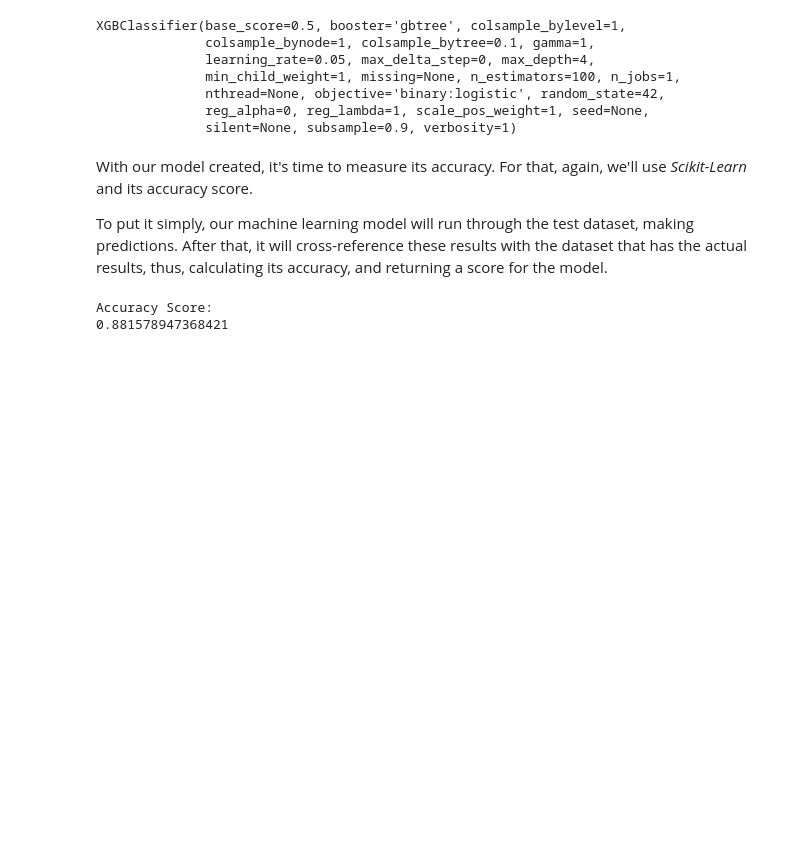
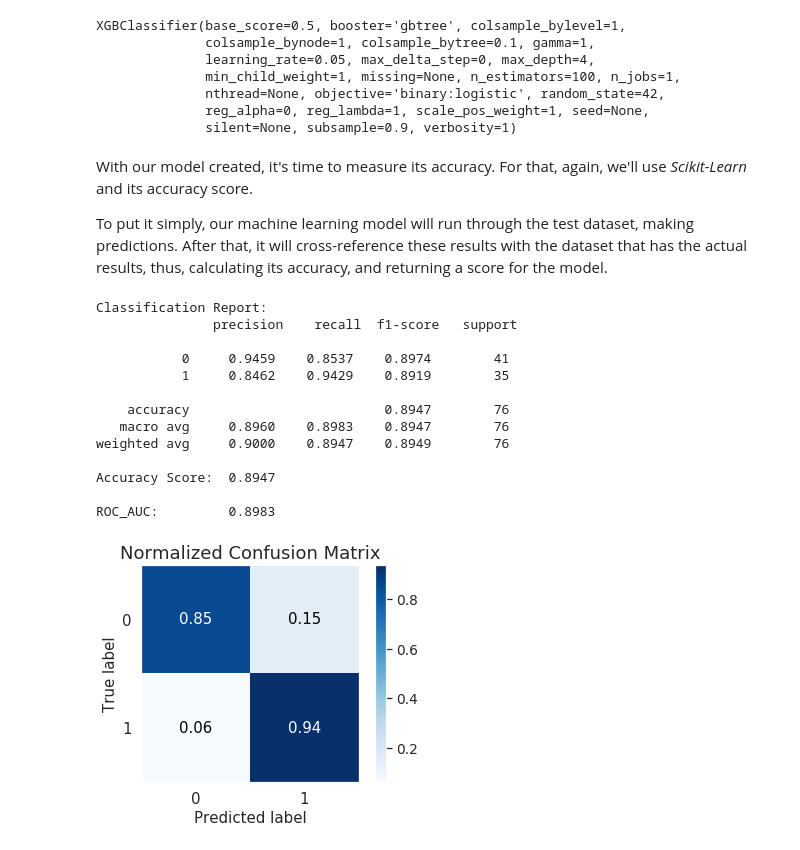
Before and after one commit to rafaelnduarte/Heart_Disease_Machine_Learning_XGBoost, a Jupyter notebook: Heart_Diseases_Machine_Learning(XGBoost).ipynb, the cells around one changed output. Cells and saved outputs as stored; diff of their text form; code cells hidden in the pictures; blank space fills up the shorter version.

```diff
--- a/Heart_Diseases_Machine_Learning(XGBoost).ipynb
+++ b/Heart_Diseases_Machine_Learning(XGBoost).ipynb
@@ -397,7 +397,7 @@ X = df.drop('num', axis=1)
 y = df['num']
 
 # dividing the dataset between train and test
-X_train, X_test, y_train, y_test = train_test_split(X, y)
+X_train, X_test, y_train, y_test = train_test_split(X, y, stratify=y)
 
 # creating and training the model
 ml_model = XGBClassifier(learning_rate=0.05, n_estimators=100,
@@ -420,10 +420,31 @@ To put it simply, our machine learning model will run through the test dataset,
 # %%
 # predictions and probabilities on the test dataset
 y_pred = ml_model.predict(X_test)
 
 # checking the performance of the algorithm
-print("\nAccuracy Score:")
-print (accuracy_score(y_test, y_pred))
+# classification report
+print('Classification Report:\n', classification_report(y_test,y_pred, digits=4))
+
+# accuracy
+print('Accuracy Score:\t {:.4f}\n'.format(accuracy_score(y_test,y_pred)))
+
+# AUC
+print('ROC_AUC:\t {:.4f}\n'.format(roc_auc_score(y_test, y_pred)))
+
+# confusion matrix
+skplt.metrics.plot_confusion_matrix(y_test,y_pred, normalize=True);
 # %% [output]
-Accuracy Score:
-0.881578947368421
+Classification Report:
+               precision    recall  f1-score   support
+
+           0     0.9459    0.8537    0.8974        41
+           1     0.8462    0.9429    0.8919        35
+
+    accuracy                         0.8947        76
+   macro avg     0.8960    0.8983    0.8947        76
+weighted avg     0.9000    0.8947    0.8949        76
+
+Accuracy Score:  0.8947
+
+ROC_AUC:         0.8983
+[figure, added]
```
Also changed, not shown: parts of 10 cells of this notebook.
